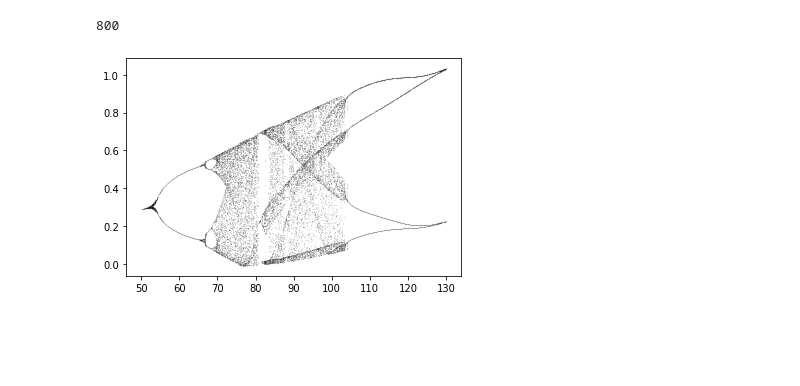
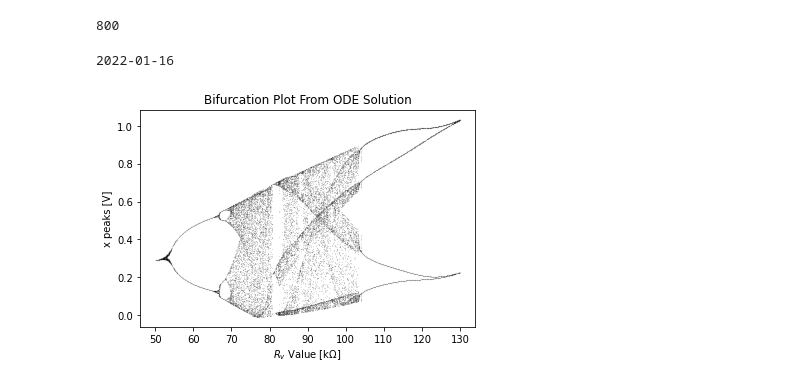
Before and after one commit to Ham0osh/Phys322W-CC, a Jupyter notebook: Analysis/Analysis_pythonSimulation.ipynb, the cells around one changed output. Drawn from its saved outputs; the diff is of its cells as text; code cells hidden in the pictures; blank space fills up the shorter version.

```diff
--- a/Analysis/Analysis_pythonSimulation.ipynb
+++ b/Analysis/Analysis_pythonSimulation.ipynb
@@ -77,7 +79,7 @@ lowest_f = f[indexes[0]]
 # %% [markdown]
 ### Generate Bifurcation Plot
 # %%
-Rv_arr = np.arange(50,130,0.1)
+Rv_arr = np.arange(30,150,0.2) # some padding on both sides
 y0 = [0.25, 0, 0]
 time_arr = np.linspace(200,500,2000)
 tspan = (0, max(x))
@@ -85,8 +87,22 @@ bifurcation = circuit.bifurcation(Rv_arr, tspan, y0, t_eval = time_arr, N = 400,
 print(len(bifurcation))
 # %% [output]
 800
+# %%
+
+print(dateString)
+# %% [output]
+2022-01-16
 # %%
 for Rv, bif in zip(Rv_arr, bifurcation):
     plt.plot(Rv*np.ones(len(bif)), bif, 'k.', markersize = 0.1)
+
+
+plt.title("Bifurcation Plot From ODE Solution") # ye
+plt.ylabel("x peaks [V]")
+plt.xlabel(r"$R_v$ Value [k$\Omega$]")
+
+tz = pytz.timezone('US/Pacific')
+dateString = str(dt.now(tz).date())
+plt.savefig("/work/Notes/"+dateString+"-FirstWorkingNumericalBifurcation.pdf",dpi = 300)
 # %% [output]
-[figure, old version]
+[figure, new version]
```
Also changed, not shown: parts of 5 cells of this notebook, 2 other files.
